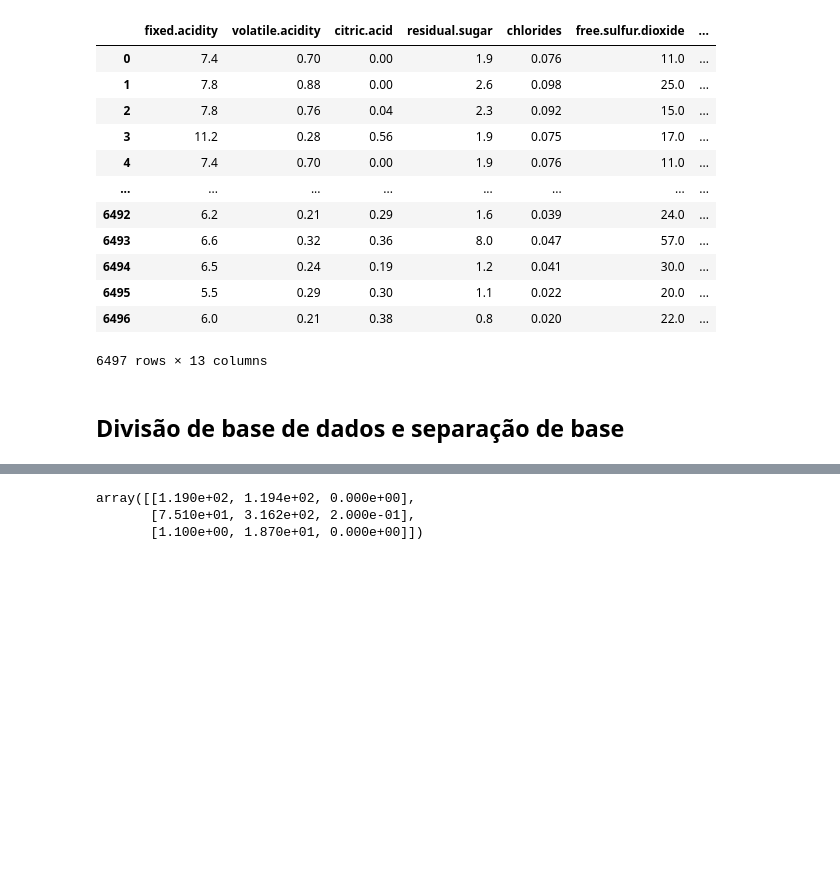
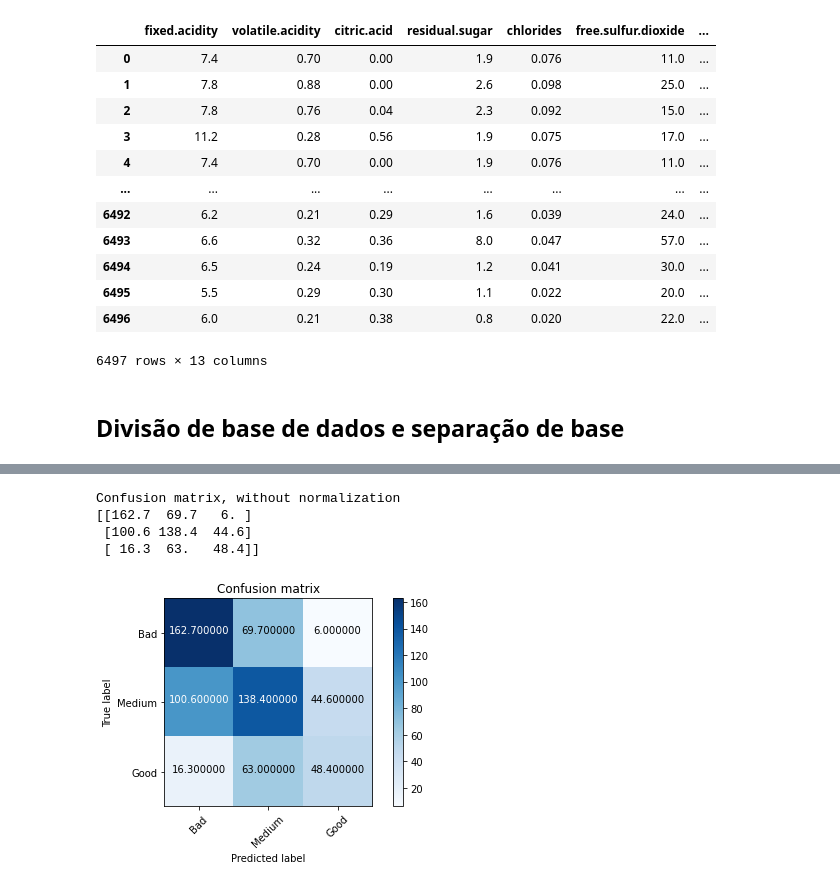
Before and after one commit to maurofalc/projeto-aprendizagem-de-maquina, a Jupyter notebook: NB_GS.ipynb, the cells around one changed output, grey strips where cells are left out. Cells and saved outputs as stored; diff of their text form; code cells hidden in the pictures; blank space fills up the shorter version.

```diff
--- a/NB_GS.ipynb
+++ b/NB_GS.ipynb
@@ -113,13 +111,7 @@ Classe 2: 3.04%
 # %%
-kf_results = list()
+kf_accuracy = list()
 kf_conf_mat = list()
-kf_prec = list()
+kf_precision = list()
 kf_f1 = list()
-kf_rec = list()
-
-from sklearn.metrics import make_scorer, f1_score,precision_score,recall_score
-scores = {'accuracy': make_scorer(accuracy_score),
-           'precision': make_scorer(precision_score, average = 'macro'),
-           'recall': make_scorer(recall_score, average = 'macro'),
-           'f1_macro': make_scorer(f1_score, average = 'macro'),
-           'f1_weighted': make_scorer(f1_score, average = 'weighted')}
+kf_recall = list()
+kf_roc = list()
@@ -231,9 +202,37 @@ kf_conf_mat
 # %%
-np.mean(kf_conf_mat,axis=0)
+conf_mat_mean = np.mean(kf_conf_mat,axis=0)
-# %% [output]
-array([[1.190e+02, 1.194e+02, 0.000e+00],
-       [7.510e+01, 3.162e+02, 2.000e-01],
-       [1.100e+00, 1.870e+01, 0.000e+00]])
+# %%
+def plot_confusion_matrix(cm, classes, normalize=False, title='Confusion matrix', cmap=plt.cm.Blues):
+    if normalize:
+        cm = cm.astype('float') / cm.sum(axis=1)[:, np.newaxis]
+        print("Normalized confusion matrix")
+    else:
+        print('Confusion matrix, without normalization')
+
+    print(cm)
+    plt.imshow(cm, interpolation='nearest', cmap=cmap)
+    plt.title(title)
+    plt.colorbar()
+    tick_marks = np.arange(len(classes))
+    plt.xticks(tick_marks, classes, rotation=45)
+    plt.yticks(tick_marks, classes)
+
+    fmt = '.2f' if normalize else 'f'
+    thresh = cm.max() / 2.
+    for i, j in itertools.product(range(cm.shape[0]), range(cm.shape[1])):
+        plt.text(j, i, format(cm[i, j], fmt), horizontalalignment="center", color="white" if cm[i, j] > thresh else "black")
+
+    plt.tight_layout()
+    plt.ylabel('True label')
+    plt.xlabel('Predicted label')
+
+plot_confusion_matrix(conf_mat_mean,["Bad","Medium","Good"])
+# %% [output]
+Confusion matrix, without normalization
+[[162.7  69.7   6. ]
+ [100.6 138.4  44.6]
+ [ 16.3  63.   48.4]]
+[figure, added]
 # %%
 time_end = time.time()
 print((time_end - time_begin)/60)
```
Also changed, not shown: parts of 10 cells of this notebook, 2 other files.
